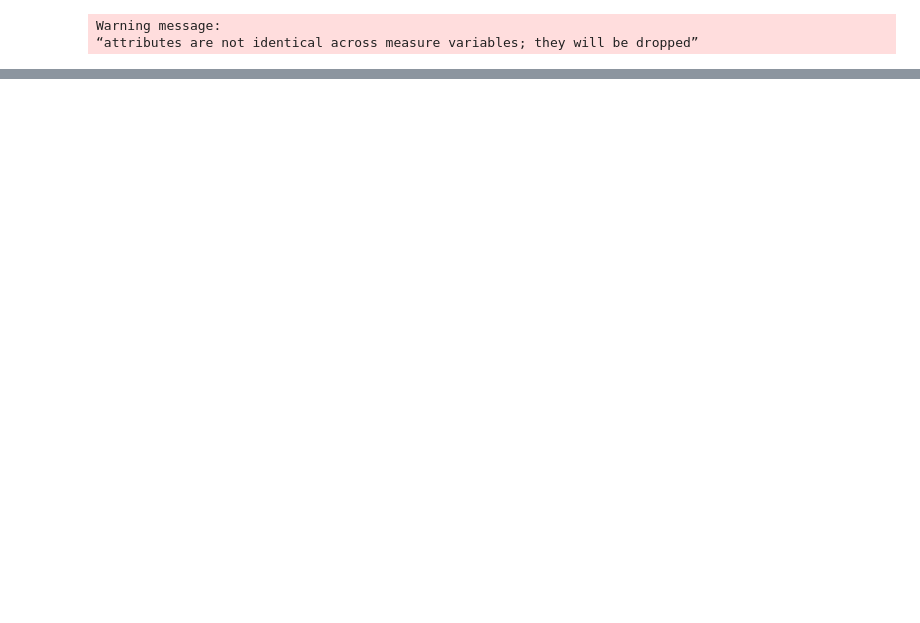
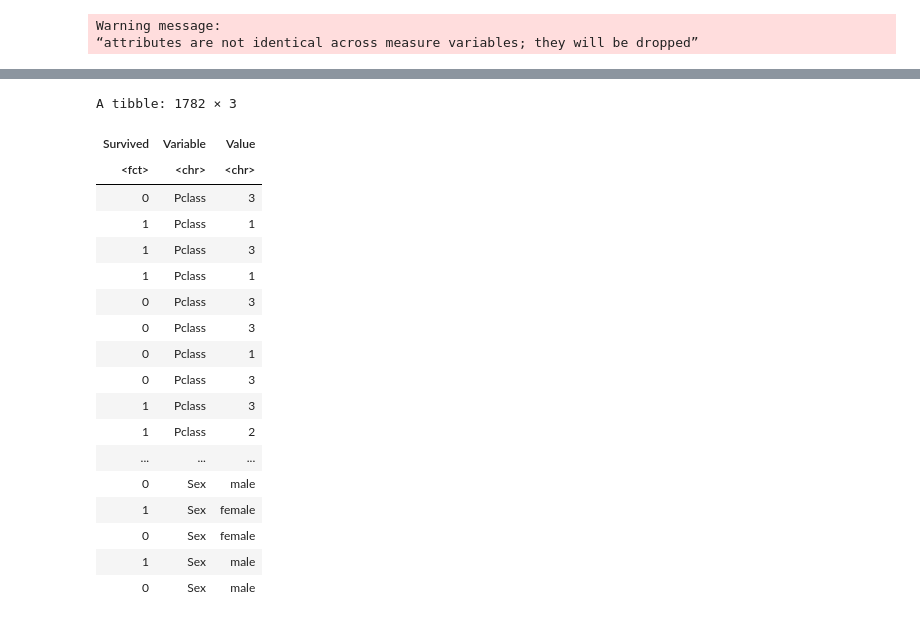
Before and after one commit to alejandro-armenta/r_machine_learning, a Jupyter notebook: titanic.ipynb, the cells around one changed output, grey strips where cells are left out. Cells and saved outputs as stored; diff of their text form; code cells hidden in the pictures; blank space fills up the shorter version.

```diff
--- a/titanic.ipynb
+++ b/titanic.ipynb
@@ -218,0 +239,25 @@ A tibble: 0 × 3
+# %%
+(
+    titanicUntidy %>%
+    filter(Variable == 'Pclass' | Variable == 'Sex')
+)
+# %% [output]
+A tibble: 1782 × 3
+| Survived | Variable | Value |
+| <fct> | <chr> | <chr> |
+| 0 | Pclass | 3 |
+| 1 | Pclass | 1 |
+| 1 | Pclass | 3 |
+| 1 | Pclass | 1 |
+| 0 | Pclass | 3 |
+| 0 | Pclass | 3 |
+| 0 | Pclass | 1 |
+| 0 | Pclass | 3 |
+| 1 | Pclass | 3 |
+| 1 | Pclass | 2 |
+| ... | ... | ... |
+| 0 | Sex | male |
+| 1 | Sex | female |
+| 0 | Sex | female |
+| 1 | Sex | male |
+| 0 | Sex | male |
```
Also changed, not shown: parts of 32 cells of this notebook, 2 other files.
